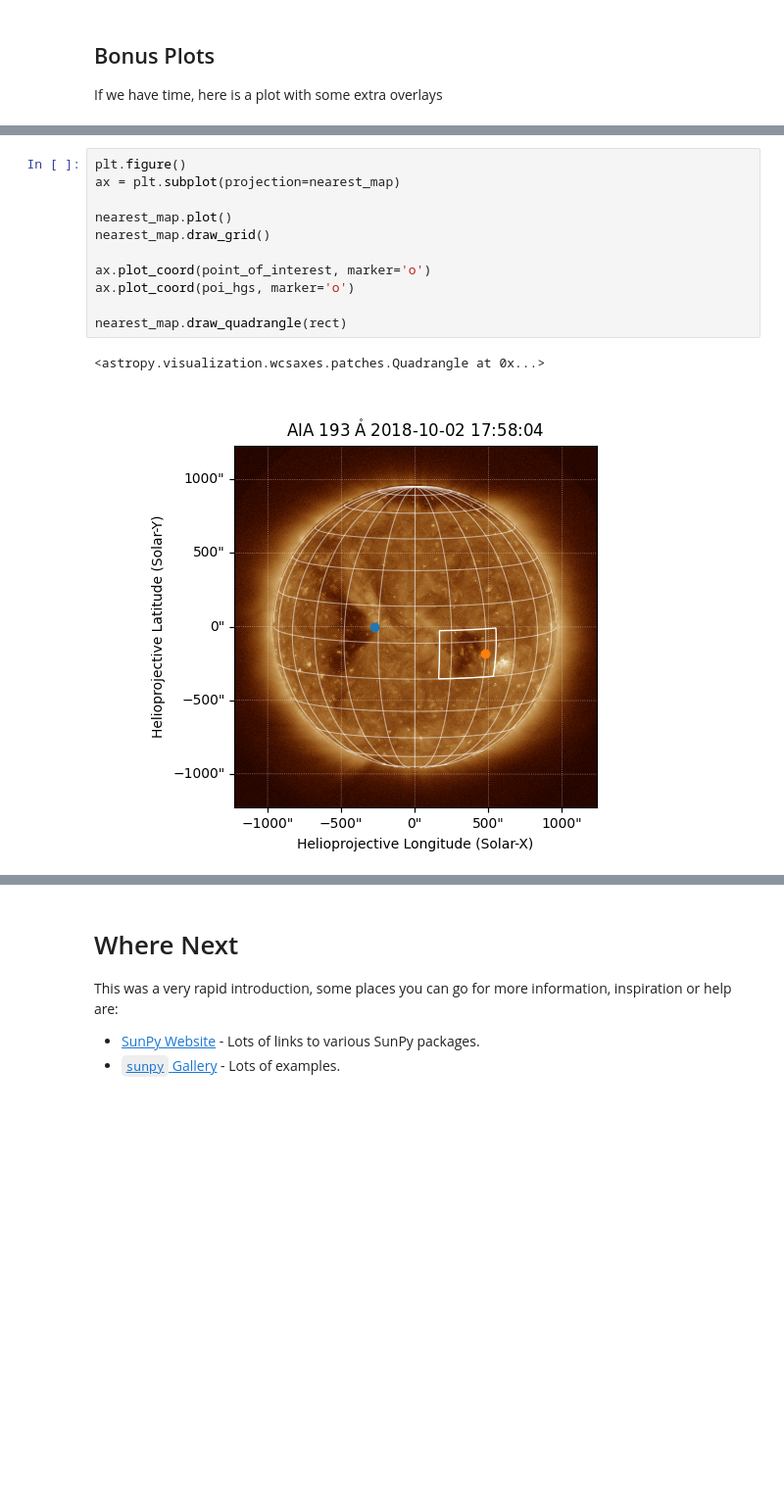
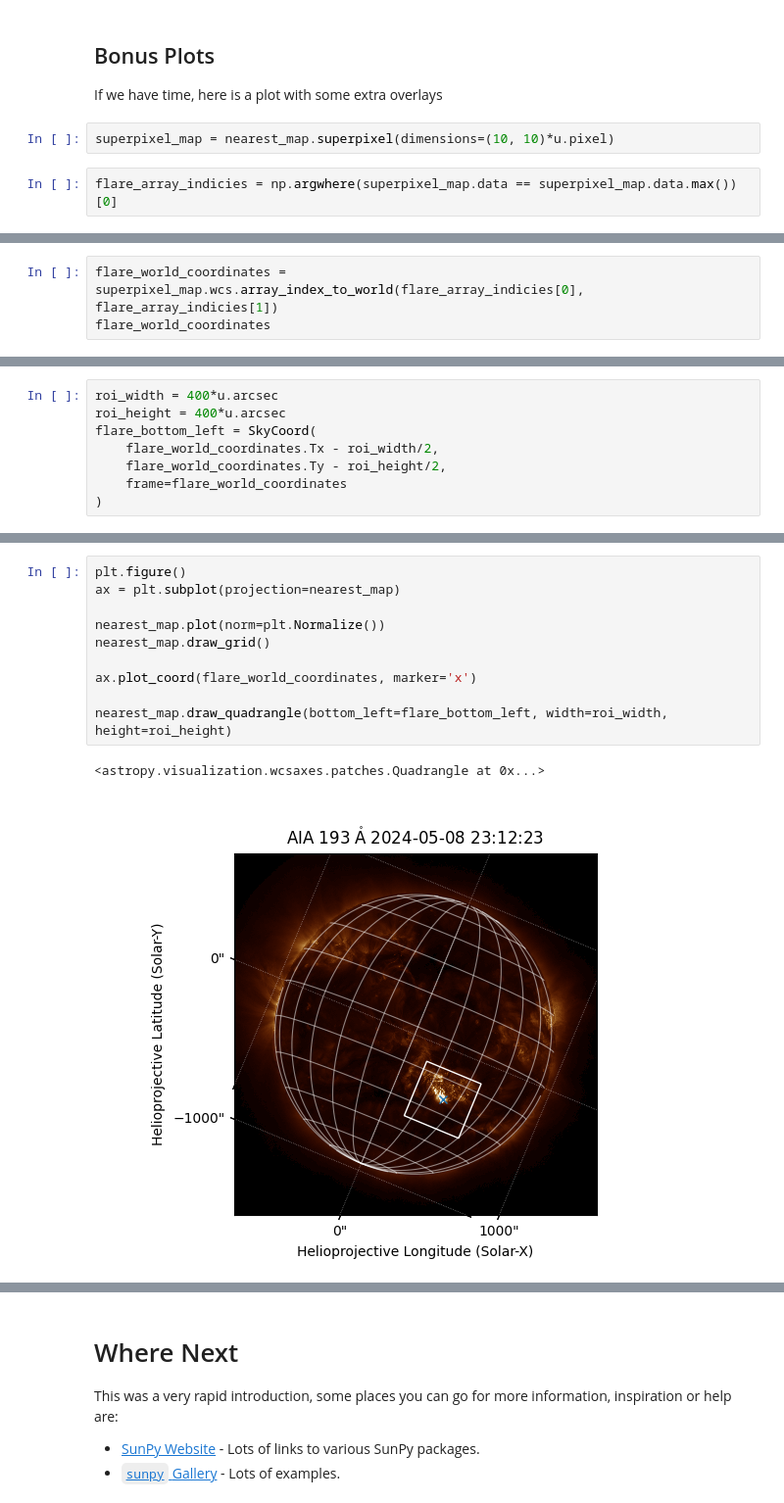
Before and after one commit to aperiosoftware/stfc_summer_school_2024, a Jupyter notebook: 2024.ipynb, the cells around one changed output, grey strips where cells are left out. Shown at 98% size. Saved outputs shown, nothing was run; the diff lists cells and outputs as text; blank space fills up the shorter version.

```diff
--- a/2024.ipynb
+++ b/2024.ipynb
@@ -463,3 +440,7 @@ rect
 ## Bonus Plots
 
 If we have time, here is a plot with some extra overlays
+# %%
+superpixel_map = nearest_map.superpixel(dimensions=(10, 10)*u.pixel)
+# %%
+flare_array_indicies = np.argwhere(superpixel_map.data == superpixel_map.data.max())[0]
@@ -465,0 +451,3 @@ If we have time, here is a plot with some extra overlays
+# %%
+flare_world_coordinates = superpixel_map.wcs.array_index_to_world(flare_array_indicies[0], flare_array_indicies[1])
+flare_world_coordinates
@@ -465,0 +460,8 @@ If we have time, here is a plot with some extra overlays
+# %%
+roi_width = 400*u.arcsec
+roi_height = 400*u.arcsec
+flare_bottom_left = SkyCoord(
+    flare_world_coordinates.Tx - roi_width/2,
+    flare_world_coordinates.Ty - roi_height/2,
+    frame=flare_world_coordinates
+)
@@ -466,15 +474,14 @@ If we have time, here is a plot with some extra overlays
 # %%
 plt.figure()
 ax = plt.subplot(projection=nearest_map)
 
-nearest_map.plot()
+nearest_map.plot(norm=plt.Normalize())
 nearest_map.draw_grid()
 
-ax.plot_coord(point_of_interest, marker='o')
-ax.plot_coord(poi_hgs, marker='o')
+ax.plot_coord(flare_world_coordinates, marker='x')
 
-nearest_map.draw_quadrangle(rect)
+nearest_map.draw_quadrangle(bottom_left=flare_bottom_left, width=roi_width, height=roi_height)
 # %% [output]
 <astropy.visualization.wcsaxes.patches.Quadrangle at 0x...>
-[figure, old version]
+[figure, new version]
 # %%
```
Also changed, not shown: parts of 41 cells of this notebook.
